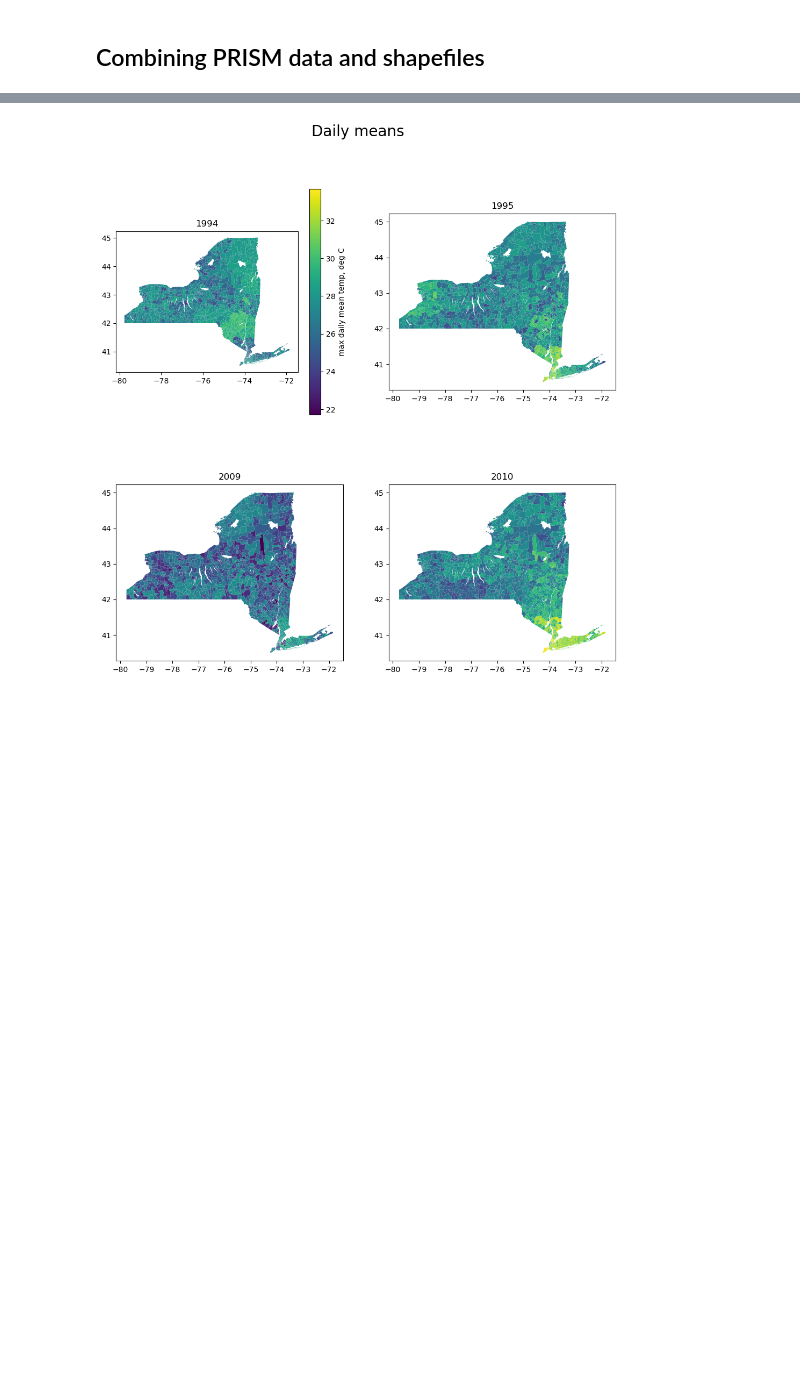
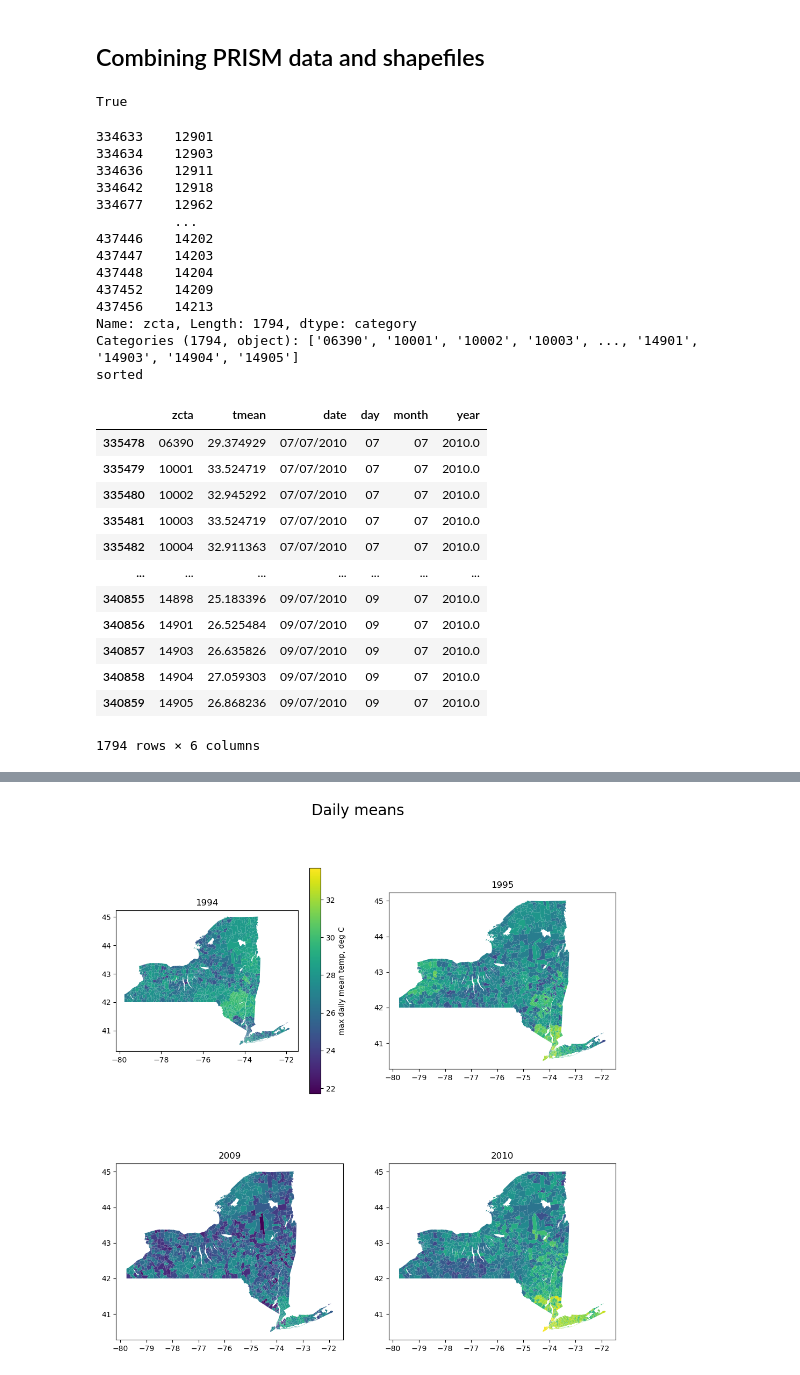
Before and after one commit to mtcairneyleeming/4yp, a Jupyter notebook: 17_PRISM_data_exploration.ipynb, the cells around one changed output, grey strips where cells are left out. Saved outputs shown, nothing was run; the diff lists cells and outputs as text; code cells hidden in the pictures; blank space fills up the shorter version.

Commit message:
code to sort temp data

```diff
--- a/17_PRISM_data_exploration.ipynb
+++ b/17_PRISM_data_exploration.ipynb
@@ -66,6 +66,49 @@ def pair_temps_centroids(st, year, aggr="year_max"):
     paired["zcta"] = paired["zcta"].astype("string")
     paired.to_file(f"data/state_{st}_{year}_{aggr}.geojson")
     return paired
+# %%
+from reusable.geo import load_state_centroids
+
+g = load_state_centroids(36)
+g["ZCTA5CE10"].is_monotonic
+# %% [output]
+True
+# %%
+x = get_temp_data(36, 2010)
+s= x.sort_values("zcta")
+y = get_temp_data(36, 2010)
+print(
+y["zcta"])
+print("sorted")
+s
+# %% [output]
+334633    12901
+334634    12903
+334636    12911
+334642    12918
+334677    12962
+          ...
+437446    14202
+437447    14203
+437448    14204
+437452    14209
+437456    14213
+Name: zcta, Length: 1794, dtype: category
+Categories (1794, object): ['06390', '10001', '10002', '10003', ..., '14901', '14903', '14904', '14905']
+sorted
+|  | zcta | tmean | date | day | month | year |
+| 335478 | 06390 | 29.374929 | 07/07/2010 | 07 | 07 | 2010.0 |
+| 335479 | 10001 | 33.524719 | 07/07/2010 | 07 | 07 | 2010.0 |
+| 335480 | 10002 | 32.945292 | 07/07/2010 | 07 | 07 | 2010.0 |
+| 335481 | 10003 | 33.524719 | 07/07/2010 | 07 | 07 | 2010.0 |
+| 335482 | 10004 | 32.911363 | 07/07/2010 | 07 | 07 | 2010.0 |
+| ... | ... | ... | ... | ... | ... | ... |
+| 340855 | 14898 | 25.183396 | 09/07/2010 | 09 | 07 | 2010.0 |
+| 340856 | 14901 | 26.525484 | 09/07/2010 | 09 | 07 | 2010.0 |
+| 340857 | 14903 | 26.635826 | 09/07/2010 | 09 | 07 | 2010.0 |
+| 340858 | 14904 | 27.059303 | 09/07/2010 | 09 | 07 | 2010.0 |
+| 340859 | 14905 | 26.868236 | 09/07/2010 | 09 | 07 | 2010.0 |
+1794 rows × 6 columns
 # %%
 # filter_shape_to_state(36, "boundaries")
 # filter_shape_to_state(36, "centroids")
```
Also changed, not shown: parts of 2 cells of this notebook.
